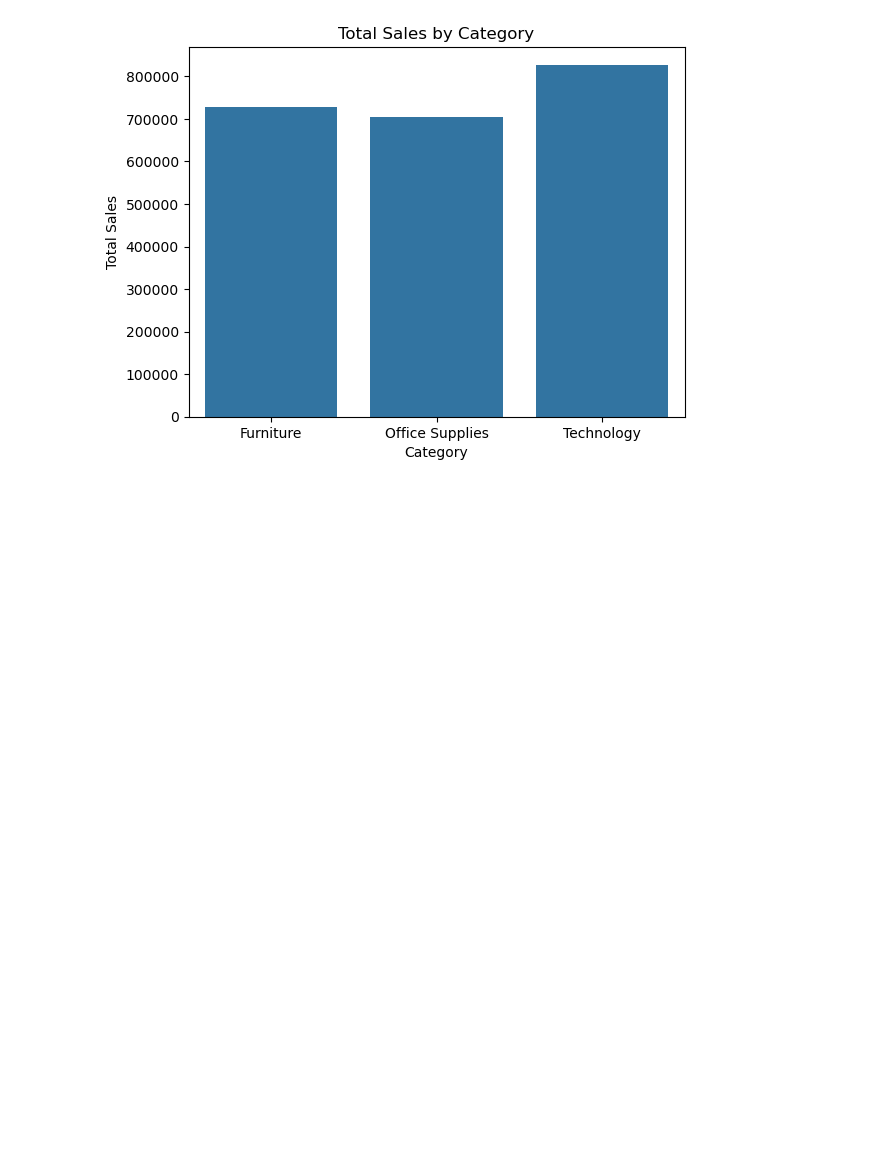
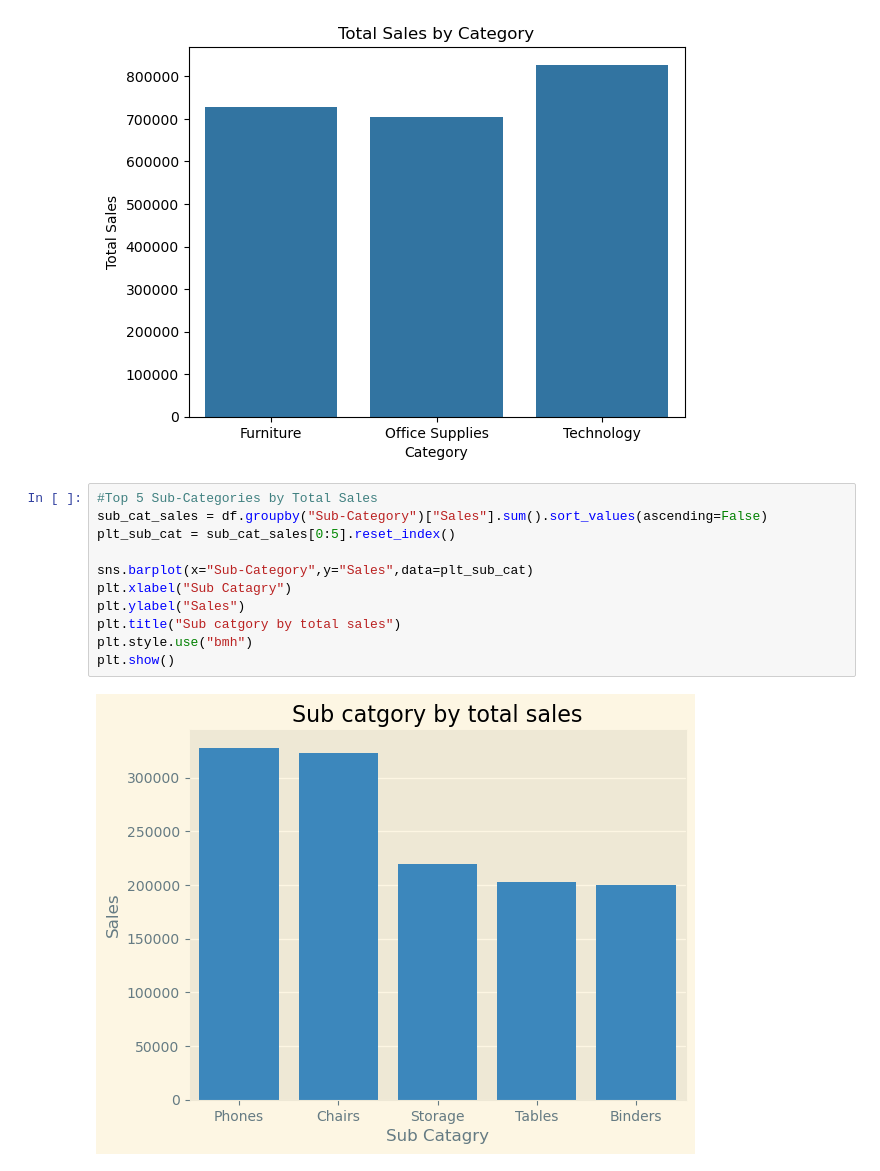
Before and after one commit to yashpawar-99/ecommerce-sales-analysis, a Jupyter notebook: notebooks/02_visualization.ipynb, the cells around one changed output. Cells and saved outputs as stored; diff of their text form; blank space fills up the shorter version.

Commit message:
add subcategory and regional sales visualizations

```diff
--- a/notebooks/02_visualization.ipynb
+++ b/notebooks/02_visualization.ipynb
@@ -32,3 +32,16 @@ plt.title("Total Sales by Category")
 plt.show()
 # %% [output]
 [figure]
+# %%
+#Top 5 Sub-Categories by Total Sales
+sub_cat_sales = df.groupby("Sub-Category")["Sales"].sum().sort_values(ascending=False)
+plt_sub_cat = sub_cat_sales[0:5].reset_index()
+
+sns.barplot(x="Sub-Category",y="Sales",data=plt_sub_cat)
+plt.xlabel("Sub Catagry")
+plt.ylabel("Sales")
+plt.title("Sub catgory by total sales")
+plt.style.use("bmh")
+plt.show()
+# %% [output]
+[figure, added]
```
Also changed, not shown: parts of 2 cells of this notebook.
